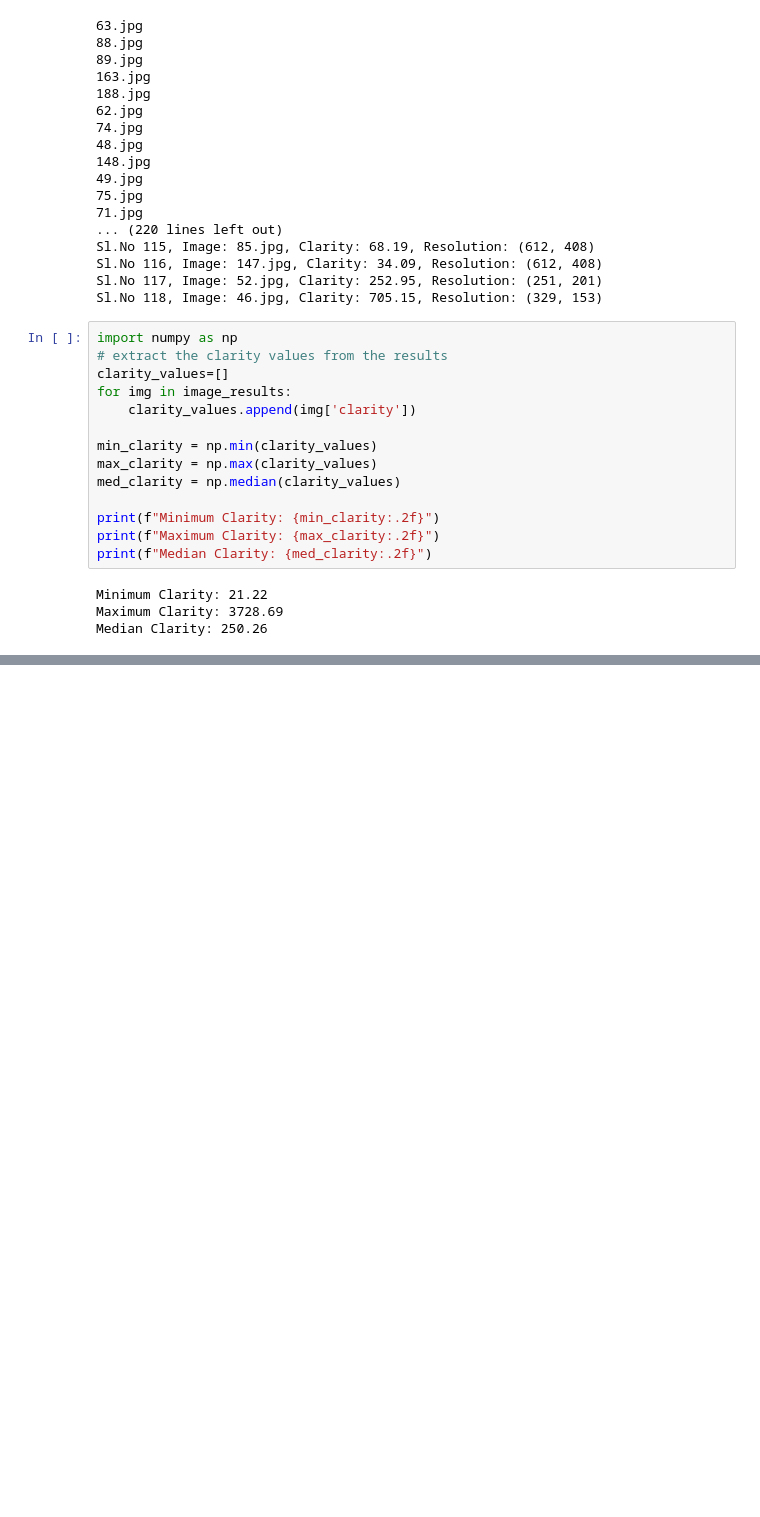
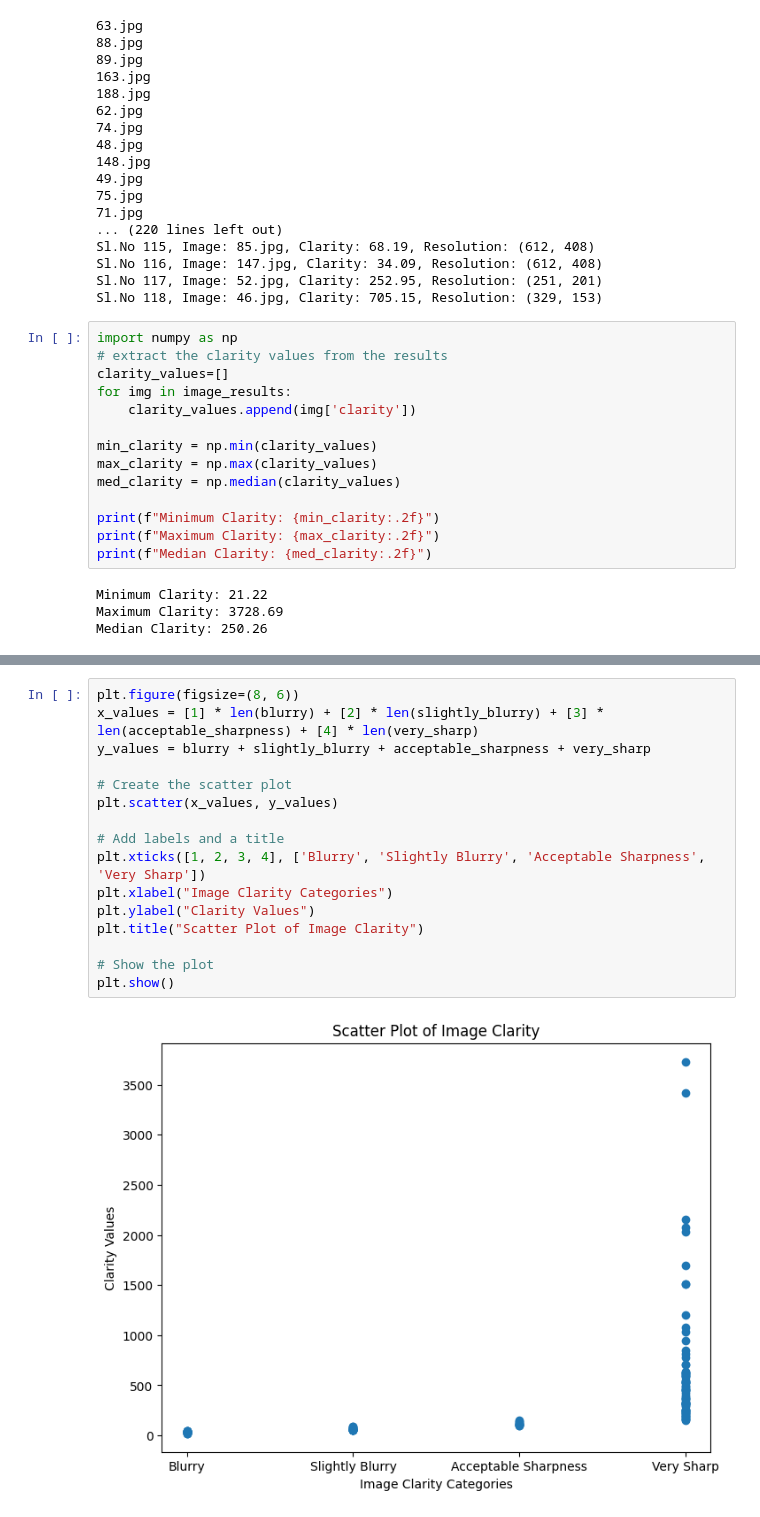
Before and after one commit to daunkim18/Capstone-Project, a Jupyter notebook: milestone2/ImageProcessing.ipynb, the cells around one changed output, grey strips where cells are left out. Saved outputs shown, nothing was run; the diff lists cells and outputs as text; blank space fills up the shorter version.

```diff
--- a/milestone2/ImageProcessing.ipynb
+++ b/milestone2/ImageProcessing.ipynb
@@ -111,3 +111,21 @@ plt.title("Distribution of Image Clarity")
 plt.show()
 # %% [output]
 [figure]
+# %%
+plt.figure(figsize=(8, 6))
+x_values = [1] * len(blurry) + [2] * len(slightly_blurry) + [3] * len(acceptable_sharpness) + [4] * len(very_sharp)
+y_values = blurry + slightly_blurry + acceptable_sharpness + very_sharp
+
+# Create the scatter plot
+plt.scatter(x_values, y_values)
+
+# Add labels and a title
+plt.xticks([1, 2, 3, 4], ['Blurry', 'Slightly Blurry', 'Acceptable Sharpness', 'Very Sharp'])
+plt.xlabel("Image Clarity Categories")
+plt.ylabel("Clarity Values")
+plt.title("Scatter Plot of Image Clarity")
+
+# Show the plot
+plt.show()
+# %% [output]
+[figure, added]
```
Also changed, not shown: parts of 1 cell of this notebook.
